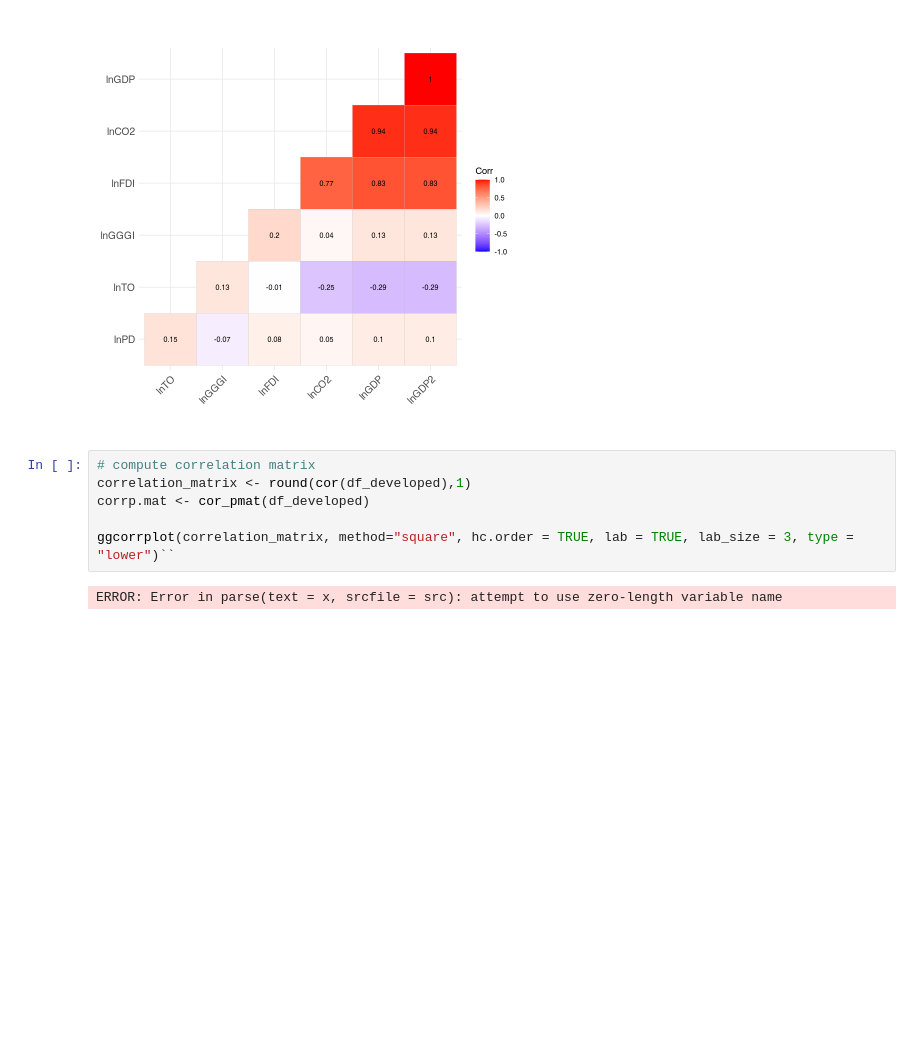
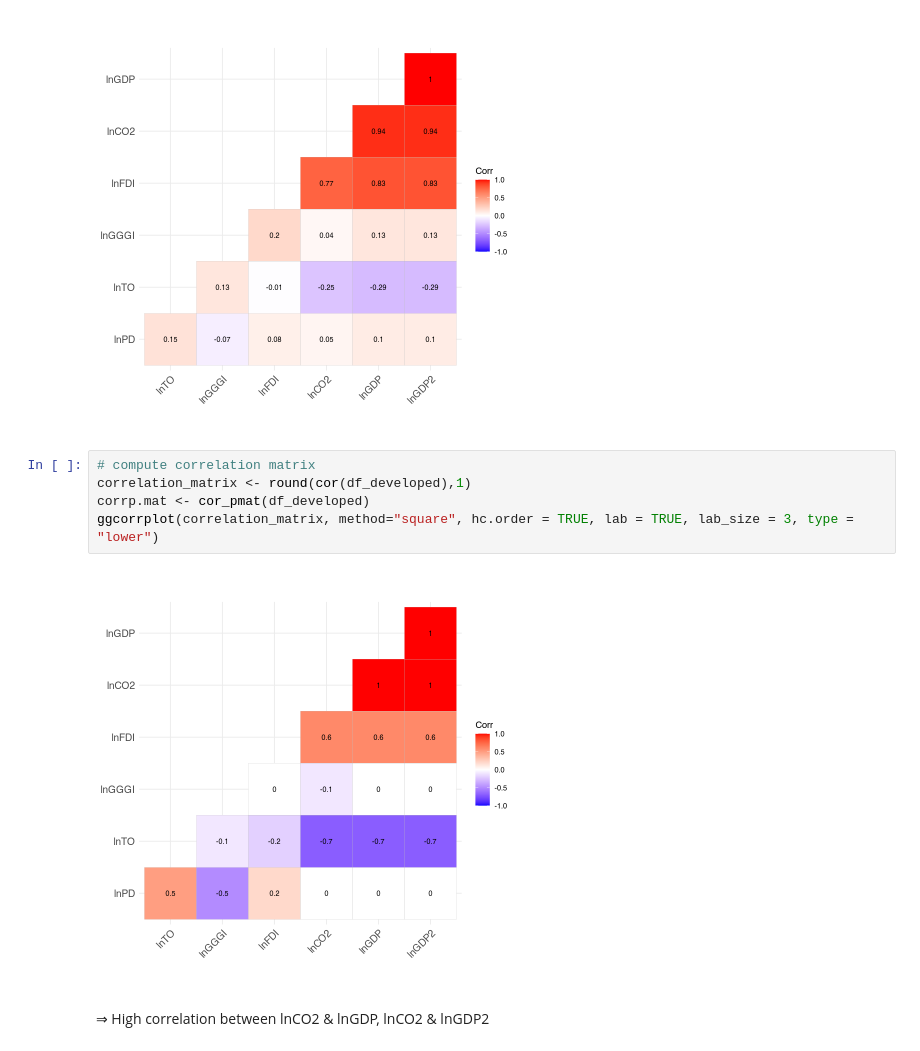
Before and after one commit to esvm4/ScientificResearch212223, a Jupyter notebook: dataAnalysis.ipynb, the cells around one changed output. Cells and saved outputs as stored; diff of their text form; blank space fills up the shorter version.

```diff
--- a/dataAnalysis.ipynb
+++ b/dataAnalysis.ipynb
@@ -171,11 +178,12 @@ ggcorrplot(cor(df_all), hc.order = TRUE, type = "lower", lab = TRUE, lab_size =
 # %%
 # compute correlation matrix
 correlation_matrix <- round(cor(df_developed),1)
 corrp.mat <- cor_pmat(df_developed)
-
-ggcorrplot(correlation_matrix, method="square", hc.order = TRUE, lab = TRUE, lab_size = 3, type = "lower")``
+ggcorrplot(correlation_matrix, method="square", hc.order = TRUE, lab = TRUE, lab_size = 3, type = "lower")
 # %% [output]
-ERROR: Error in parse(text = x, srcfile = src): attempt to use zero-length variable name
+[figure, added]
+# %% [markdown]
+⇒ High correlation between lnCO2 & lnGDP, lnCO2 & lnGDP2
 # %%
 # linear regression for developed countries
 model_developed <- lm(lnCO2~., data = df_developed)
```
Also changed, not shown: parts of 4 cells of this notebook.
